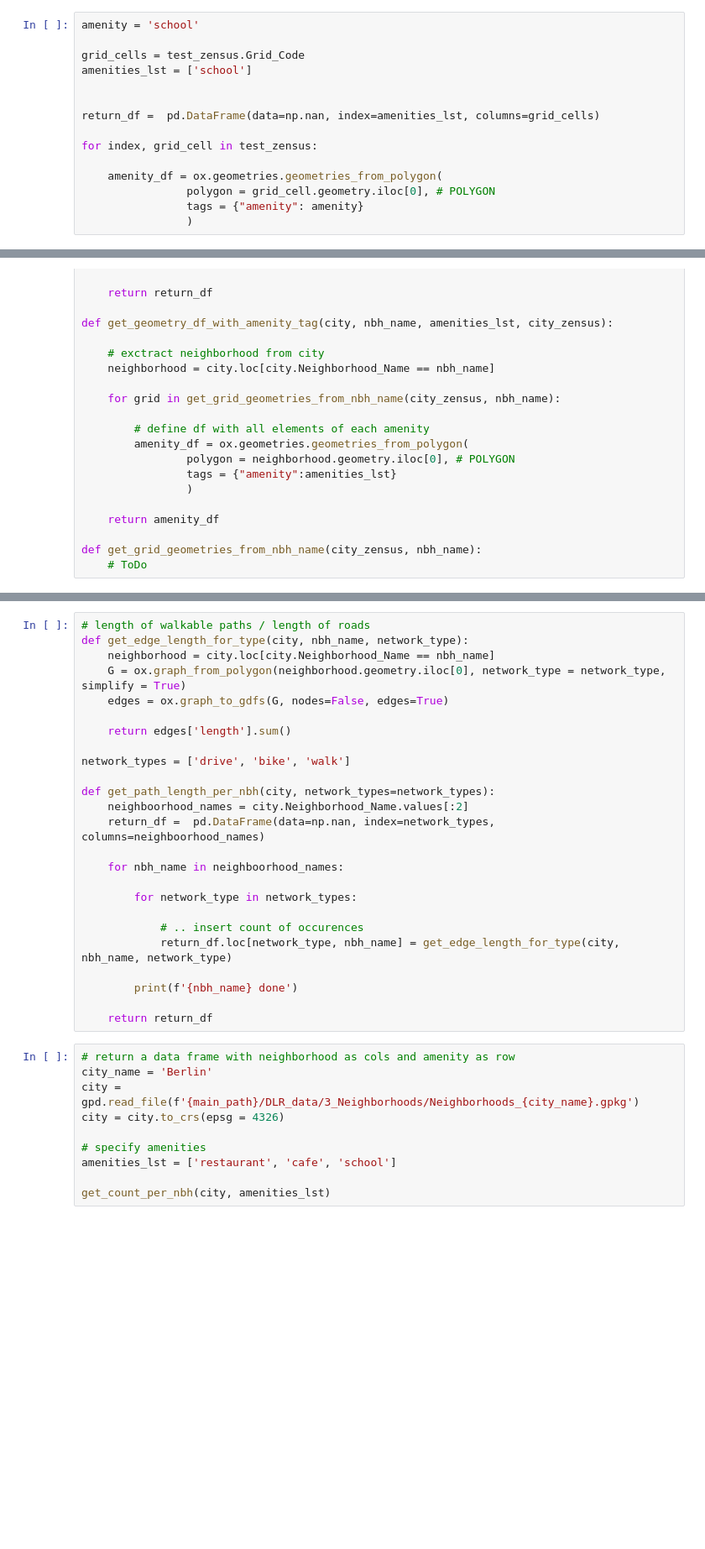
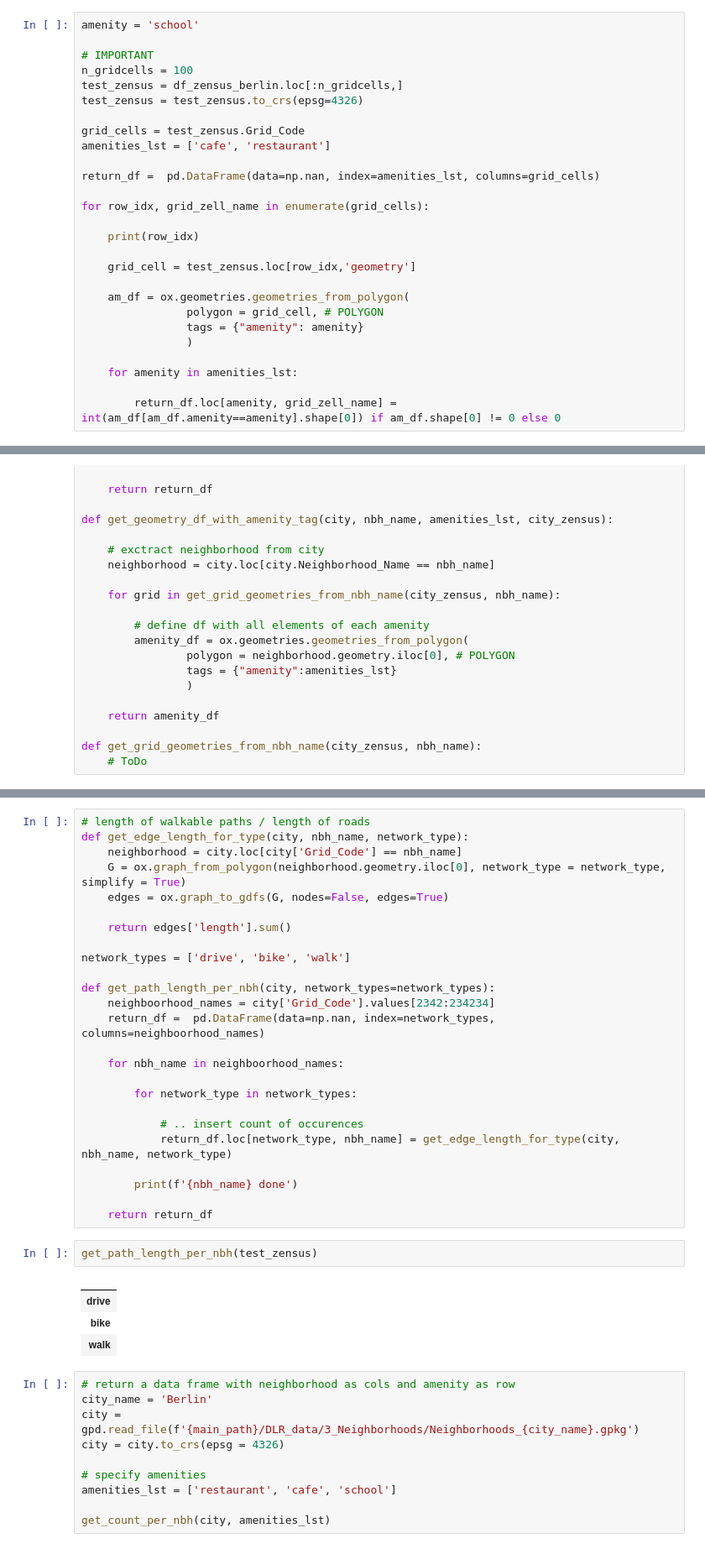
Before and after one commit to Schalwal/Geo-paw-sitioning, a Jupyter notebook: grid_level_osm.ipynb, the cells around one changed output, grey strips where cells are left out. Shown: that part at 84% size. Drawn from its saved outputs; the diff is of its cells as text; blank space fills up the shorter version.

Commit message:
added osm function for amenity for nbh level

```diff
--- a/grid_level_osm.ipynb
+++ b/grid_level_osm.ipynb
@@ -50,15 +40,27 @@ import os
 # %%
 amenity = 'school'
 
+# IMPORTANT
+n_gridcells = 100
+test_zensus = df_zensus_berlin.loc[:n_gridcells,]
+test_zensus = test_zensus.to_crs(epsg=4326)
+
 grid_cells = test_zensus.Grid_Code
-amenities_lst = ['school']
-
+amenities_lst = ['cafe', 'restaurant']
 
 return_df =  pd.DataFrame(data=np.nan, index=amenities_lst, columns=grid_cells)
 
-for index, grid_cell in test_zensus:
+for row_idx, grid_zell_name in enumerate(grid_cells):
 
-    amenity_df = ox.geometries.geometries_from_polygon(
-                polygon = grid_cell.geometry.iloc[0], # POLYGON
+    print(row_idx)
+
+    grid_cell = test_zensus.loc[row_idx,'geometry']
+
+    am_df = ox.geometries.geometries_from_polygon(
+                polygon = grid_cell, # POLYGON
                 tags = {"amenity": amenity}
                 )
+
+    for amenity in amenities_lst:
+
+        return_df.loc[amenity, grid_zell_name] = int(am_df[am_df.amenity==amenity].shape[0]) if am_df.shape[0] != 0 else 0
@@ -110,7 +134,7 @@ df_zensus_berlin[df_zensus_berlin. ]
 # %%
 # length of walkable paths / length of roads
 def get_edge_length_for_type(city, nbh_name, network_type):
-    neighborhood = city.loc[city.Neighborhood_Name == nbh_name]
+    neighborhood = city.loc[city['Grid_Code'] == nbh_name]
     G = ox.graph_from_polygon(neighborhood.geometry.iloc[0], network_type = network_type, simplify = True)
     edges = ox.graph_to_gdfs(G, nodes=False, edges=True)
 
@@ -119,7 +143,7 @@ def get_edge_length_for_type(city, nbh_name, network_type):
 network_types = ['drive', 'bike', 'walk']
 
 def get_path_length_per_nbh(city, network_types=network_types):
-    neighboorhood_names = city.Neighborhood_Name.values[:2]
+    neighboorhood_names = city['Grid_Code'].values[2342:234234]
     return_df =  pd.DataFrame(data=np.nan, index=network_types, columns=neighboorhood_names)
 
     for nbh_name in neighboorhood_names:
@@ -132,6 +156,13 @@ def get_path_length_per_nbh(city, network_types=network_types):
         print(f'{nbh_name} done')
 
     return return_df
+# %%
+get_path_length_per_nbh(test_zensus)
+# %% [output]
+|  |
+| drive |
+| bike |
+| walk |
 # %%
 # return a data frame with neighborhood as cols and amenity as row
 city_name = 'Berlin'
```
Also changed, not shown: parts of 9 cells of this notebook, 2 other files.
